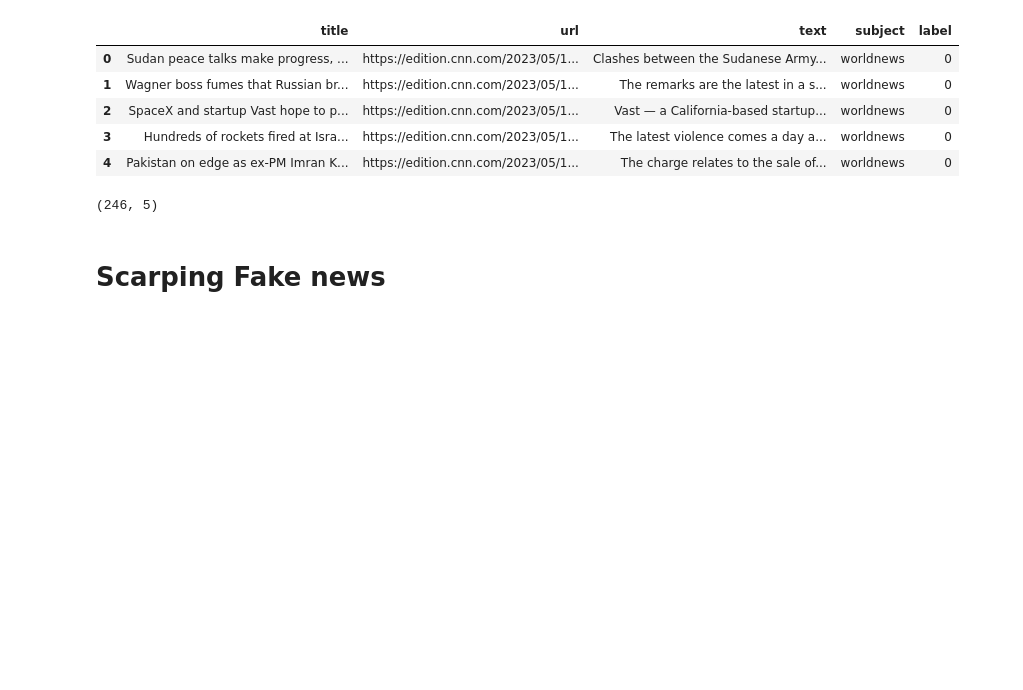
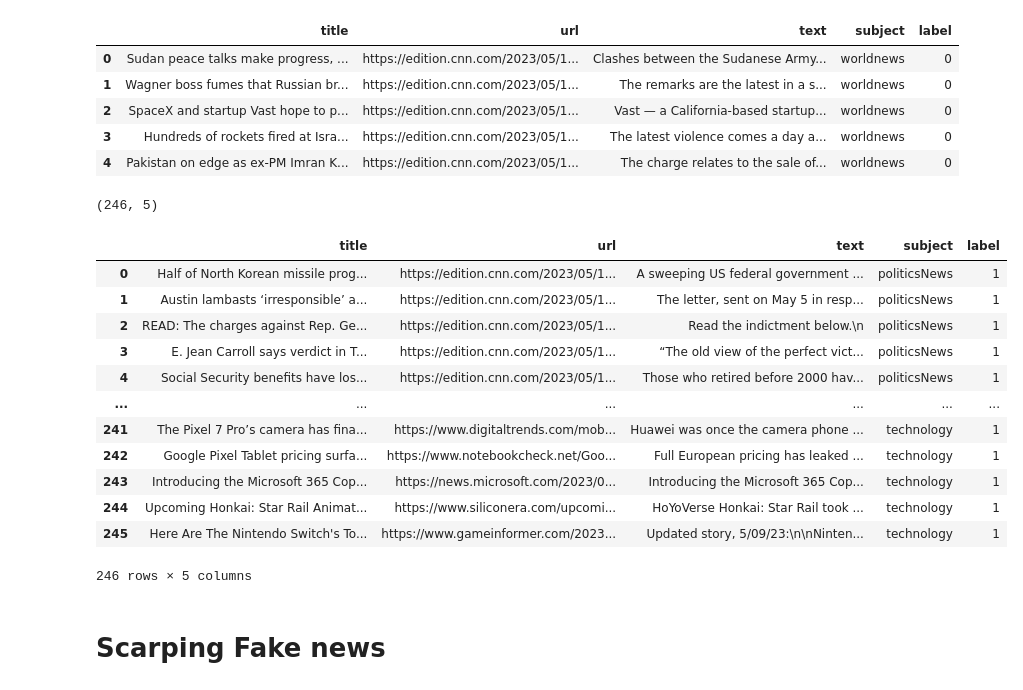
Before and after one commit to chuannarongvat/anlp_at2, a Jupyter notebook: news_api.ipynb, the cells around one changed output. Drawn from its saved outputs; the diff is of its cells as text; code cells hidden in the pictures; blank space fills up the shorter version.

```diff
--- a/news_api.ipynb
+++ b/news_api.ipynb
@@ -288,6 +288,22 @@ true_news.shape
 (246, 5)
 # %%
 true_news.drop_duplicates(inplace=True)
+# %%
+true_news.reset_index(drop=True)
+# %% [output]
+|  | title | url | text | subject | label |
+| 0 | Half of North Korean missile prog... | https://edition.cnn.com/2023/05/1... | A sweeping US federal government ... | politicsNews | 1 |
+| 1 | Austin lambasts ‘irresponsible’ a... | https://edition.cnn.com/2023/05/1... | The letter, sent on May 5 in resp... | politicsNews | 1 |
+| 2 | READ: The charges against Rep. Ge... | https://edition.cnn.com/2023/05/1... | Read the indictment below.\n | politicsNews | 1 |
+| 3 | E. Jean Carroll says verdict in T... | https://edition.cnn.com/2023/05/1... | “The old view of the perfect vict... | politicsNews | 1 |
+| 4 | Social Security benefits have los... | https://edition.cnn.com/2023/05/1... | Those who retired before 2000 hav... | politicsNews | 1 |
+| ... | ... | ... | ... | ... | ... |
+| 241 | The Pixel 7 Pro’s camera has fina... | https://www.digitaltrends.com/mob... | Huawei was once the camera phone ... | technology | 1 |
+| 242 | Google Pixel Tablet pricing surfa... | https://www.notebookcheck.net/Goo... | Full European pricing has leaked ... | technology | 1 |
+| 243 | Introducing the Microsoft 365 Cop... | https://news.microsoft.com/2023/0... | Introducing the Microsoft 365 Cop... | technology | 1 |
+| 244 | Upcoming Honkai: Star Rail Animat... | https://www.siliconera.com/upcomi... | HoYoVerse Honkai: Star Rail took ... | technology | 1 |
+| 245 | Here Are The Nintendo Switch's To... | https://www.gameinformer.com/2023... | Updated story, 5/09/23:\n\nNinten... | technology | 1 |
+246 rows × 5 columns
 # %%
 true_news.to_csv('true_news.csv')
 # %% [markdown]
```
Also changed, not shown: parts of 4 cells of this notebook.
